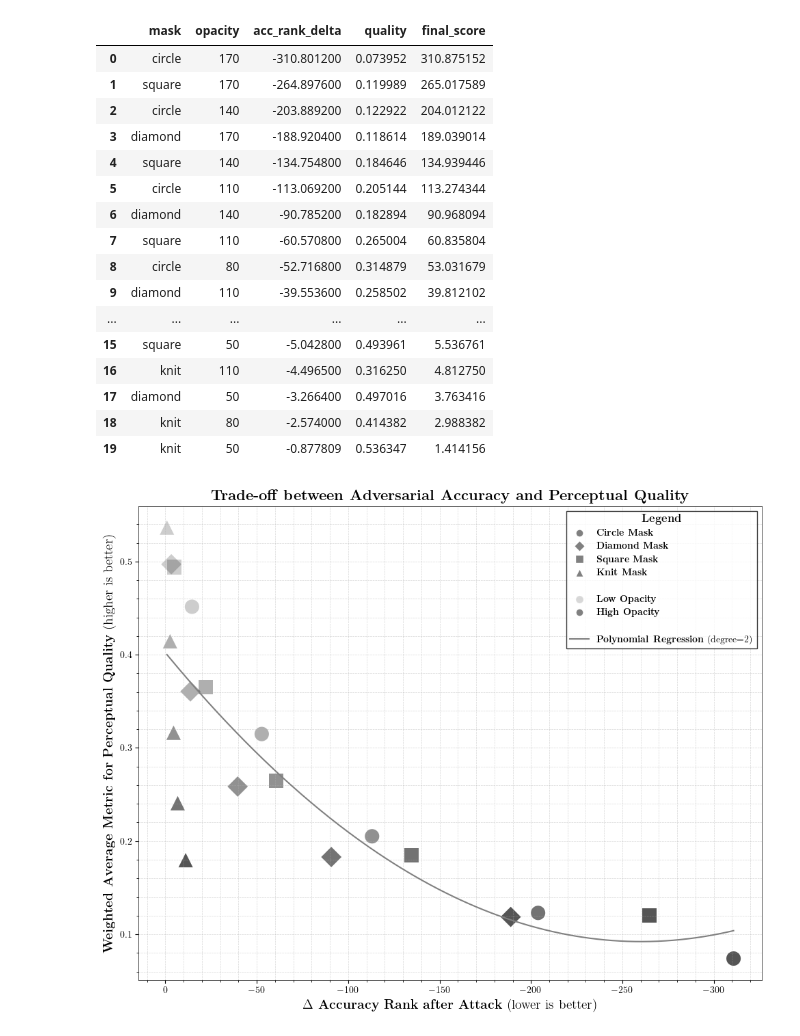
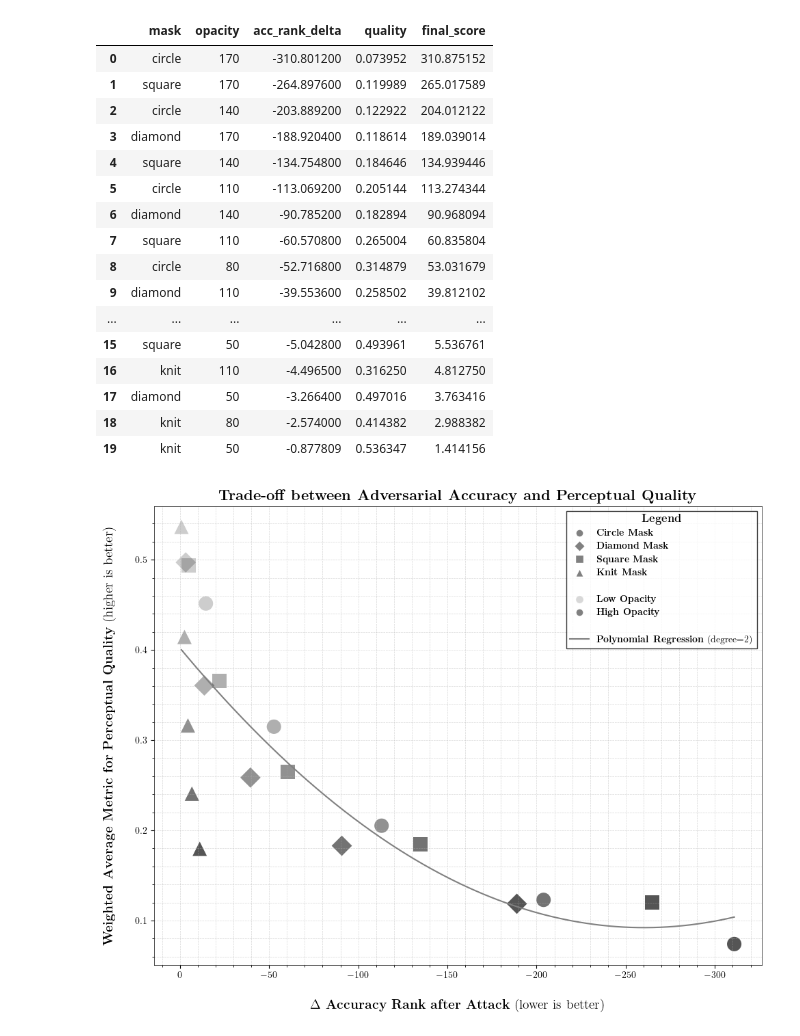
Before and after one commit to ETH-DISCO/advx-bench, a Jupyter notebook: analysis/3-eval_cls_generalizability.ipynb, the cells around one changed output. Cells and saved outputs as stored; diff of their text form; code cells hidden in the pictures.

```diff
--- a/analysis/3-eval_cls_generalizability.ipynb
+++ b/analysis/3-eval_cls_generalizability.ipynb
@@ -103,6 +103,9 @@ plt.plot(x_smooth, y_smooth, color="gray")
 plt.title(r"\textbf{Trade-off between Adversarial Accuracy and Perceptual Quality}")
 plt.xlabel(r"\textbf{$\Delta$ Accuracy Rank after Attack} (lower is better)")
 plt.ylabel(r"\textbf{Weighted Average Metric for Perceptual Quality} (higher is better)")
+# increase padding between label and axis
+plt.gca().yaxis.labelpad = 30
+plt.gca().xaxis.labelpad = 30
 
 legend_elements = [
     plt.Line2D([0], [0], marker="o", color="w", label=r"\textbf{Circle Mask}", markerfacecolor="gray", markersize=8),
@@ -120,31 +123,31 @@ plt.legend(handles=legend_elements, title=r"\textbf{Legend}", loc="upper right",
 
 plt.grid(True, which="both", linestyle="--", linewidth=0.5, alpha=0.5)
 plt.minorticks_on()
 plt.gca().xaxis.set_minor_locator(AutoMinorLocator())
 plt.gca().yaxis.set_minor_locator(AutoMinorLocator())
 
 for spine in plt.gca().spines.values():
     spine.set_linewidth(0.5)
 
 plt.tight_layout()
 # plt.savefig("academic_plot.pdf", format="pdf", dpi=300, bbox_inches="tight")
 plt.show()
 # %% [output]
 |  | mask | opacity | acc_rank_delta | quality | final_score |
 | 0 | circle | 170 | -310.801200 | 0.073952 | 310.875152 |
 | 1 | square | 170 | -264.897600 | 0.119989 | 265.017589 |
 | 2 | circle | 140 | -203.889200 | 0.122922 | 204.012122 |
 | 3 | diamond | 170 | -188.920400 | 0.118614 | 189.039014 |
 | 4 | square | 140 | -134.754800 | 0.184646 | 134.939446 |
 | 5 | circle | 110 | -113.069200 | 0.205144 | 113.274344 |
 | 6 | diamond | 140 | -90.785200 | 0.182894 | 90.968094 |
 | 7 | square | 110 | -60.570800 | 0.265004 | 60.835804 |
 | 8 | circle | 80 | -52.716800 | 0.314879 | 53.031679 |
 | 9 | diamond | 110 | -39.553600 | 0.258502 | 39.812102 |
 | ... | ... | ... | ... | ... | ... |
 | 15 | square | 50 | -5.042800 | 0.493961 | 5.536761 |
 | 16 | knit | 110 | -4.496500 | 0.316250 | 4.812750 |
 | 17 | diamond | 50 | -3.266400 | 0.497016 | 3.763416 |
 | 18 | knit | 80 | -2.574000 | 0.414382 | 2.988382 |
 | 19 | knit | 50 | -0.877809 | 0.536347 | 1.414156 |
-[figure, old version]
+[figure, new version]
```
